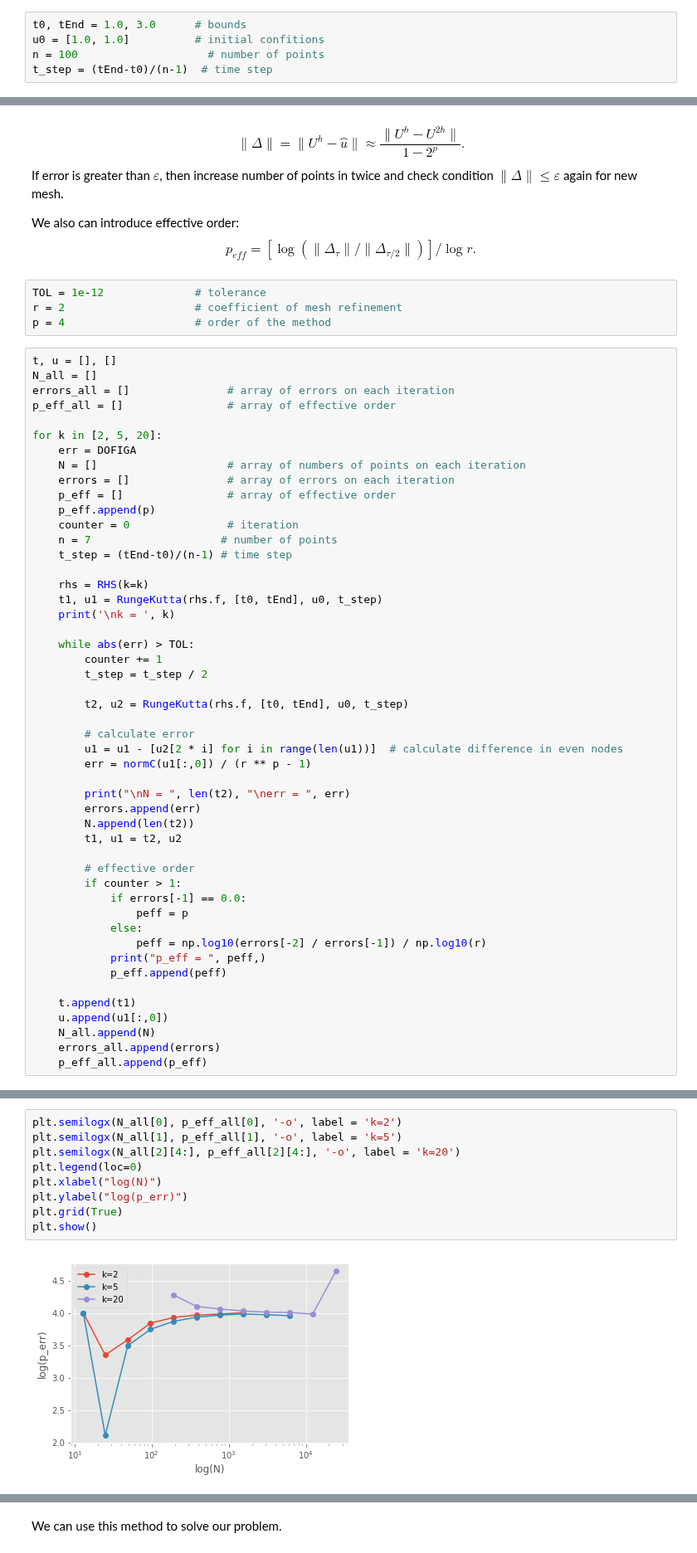
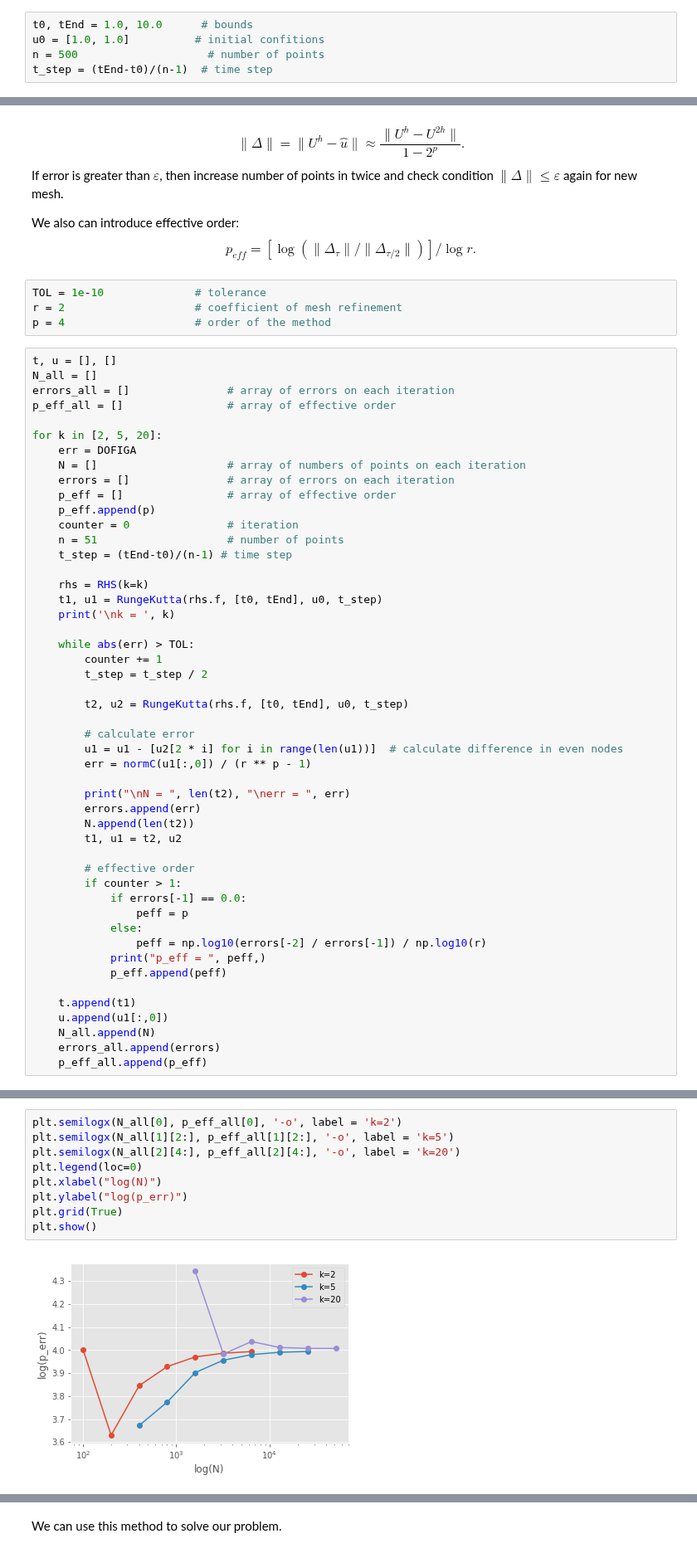
Before and after one commit to cu-numpde/numpde-fall2017, a Jupyter notebook: HW2/HW2.ipynb, the cells around one changed output, grey strips where cells are left out. Shown at 83% size. Drawn from its saved outputs; the diff is of its cells as text.

```diff
--- a/HW2/HW2.ipynb
+++ b/HW2/HW2.ipynb
@@ -75,9 +75,9 @@ def normC(u):
 # %% [markdown]
 We can integrate our problem using this method.
 # %%
-t0, tEnd = 1.0, 3.0      # bounds
+t0, tEnd = 1.0, 10.0      # bounds
 u0 = [1.0, 1.0]          # initial confitions
-n = 100                    # number of points
+n = 500                    # number of points
 t_step = (tEnd-t0)/(n-1)  # time step
 # %%
 rhs = RHS(k=2)
@@ -129,7 +129,7 @@ We also can introduce effective order:
 	p_{eff} =  \left[ \log\left( \|\Delta_{\tau}\| / \|\Delta_{\tau/2}\| \right )\right] /\log r.
 \end{equation}
 # %%
-TOL = 1e-12              # tolerance
+TOL = 1e-10              # tolerance
 r = 2                    # coefficient of mesh refinement
 p = 4                    # order of the method
 # %%
@@ -145,7 +145,7 @@ for k in [2, 5, 20]:
     p_eff = []                # array of effective order
     p_eff.append(p)
     counter = 0               # iteration
-    n = 7                    # number of points
+    n = 51                    # number of points
     t_step = (tEnd-t0)/(n-1) # time step
 
     rhs = RHS(k=k)
@@ -224,11 +256,11 @@ plt.show()
 # %%
 plt.semilogx(N_all[0], p_eff_all[0], '-o', label = 'k=2')
-plt.semilogx(N_all[1], p_eff_all[1], '-o', label = 'k=5')
+plt.semilogx(N_all[1][2:], p_eff_all[1][2:], '-o', label = 'k=5')
 plt.semilogx(N_all[2][4:], p_eff_all[2][4:], '-o', label = 'k=20')
 plt.legend(loc=0)
 plt.xlabel("log(N)")
 plt.ylabel("log(p_err)")
 plt.grid(True)
 plt.show()
 # %% [output]
-[figure, old version]
+[figure, new version]
```
Also changed, not shown: parts of 10 cells of this notebook.
